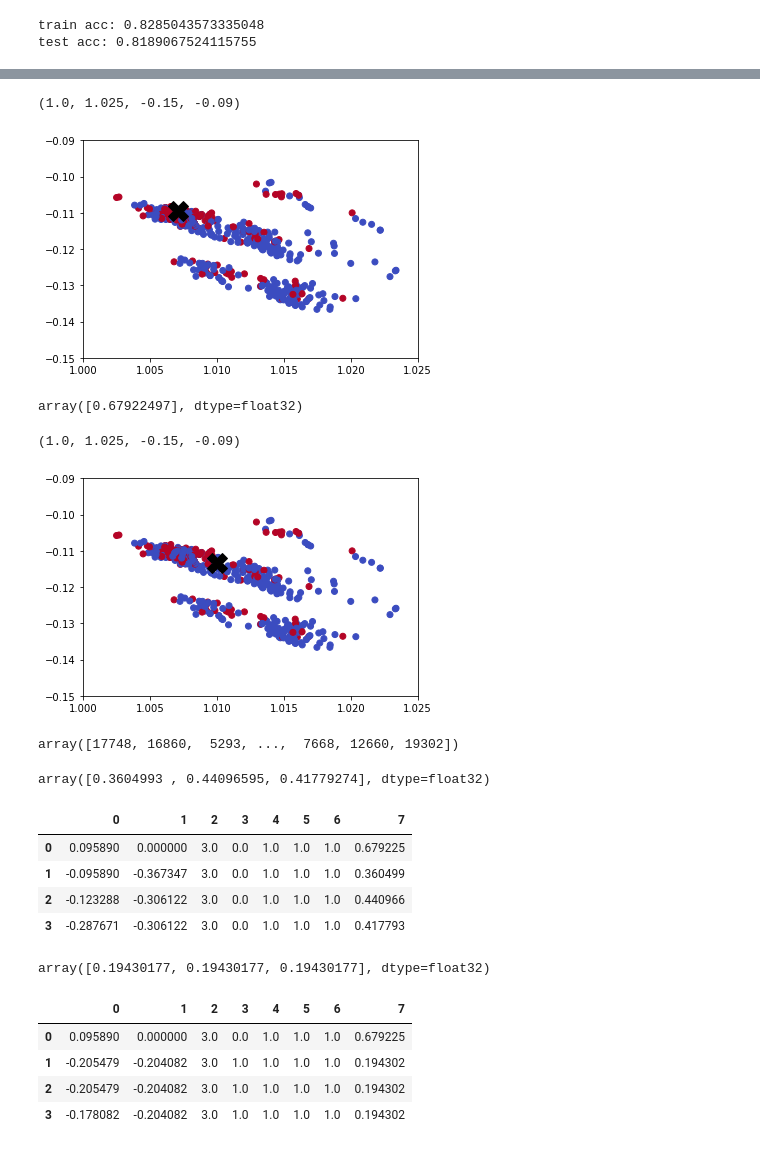
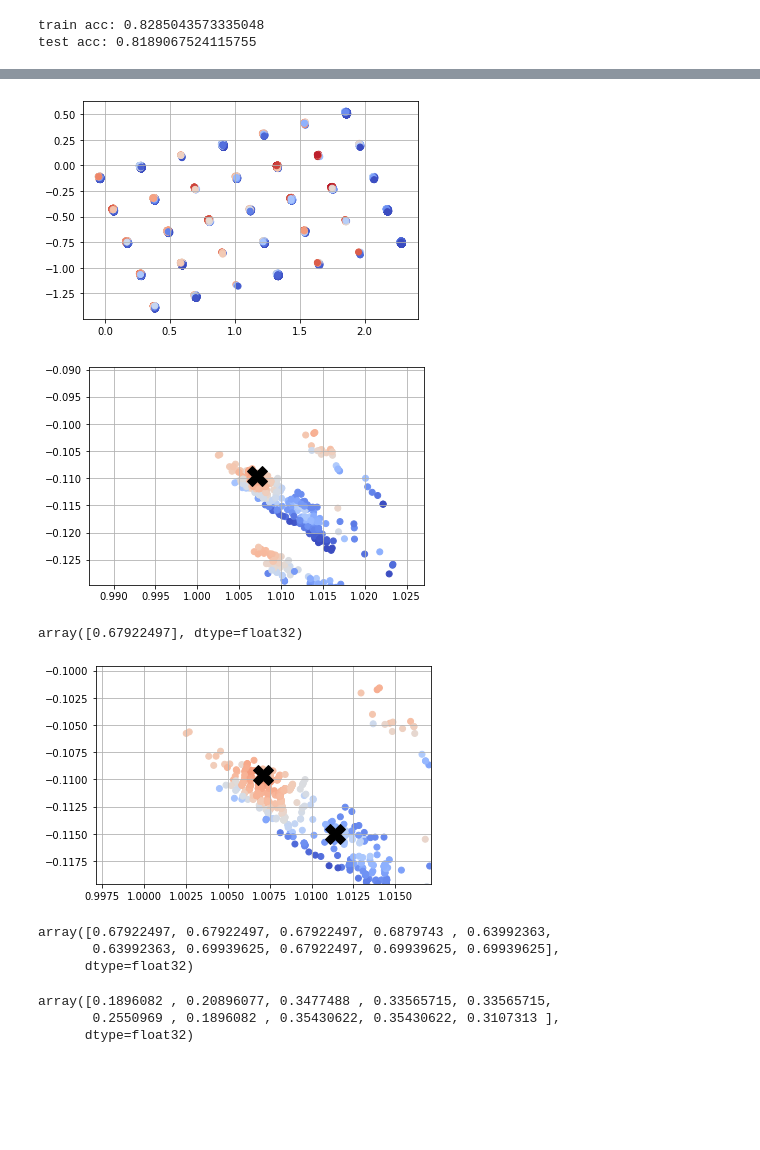
Before and after one commit to francescobodria/posthoc-similaryclass-counterfactuals, a Jupyter notebook: Adult.ipynb, the cells around one changed output, grey strips where cells are left out. Saved outputs shown, nothing was run; the diff lists cells and outputs as text; code cells hidden in the pictures; blank space fills up the shorter version.

```diff
--- a/Adult.ipynb
+++ b/Adult.ipynb
@@ -252,8 +237,21 @@ Epoch: 000 Train Sim Loss 0.00000 Test Sim Loss 0.00000 Early Stopping 0
+# %%
+model.load_state_dict(torch.load(f'./models/adult_{latent_dim}.pt'))
+with torch.no_grad():
+    model.eval()
+    Z_train = model(torch.tensor(X_train).float()).cpu().detach().numpy()
+    Z_test = model(torch.tensor(X_test).float()).cpu().detach().numpy()
+# %%
+plt.scatter(Z_train[:,0],Z_train[:,1],c=y_train_pred,cmap='coolwarm')
+plt.grid()
+# %% [output]
+[figure, added]
 # %%
-plt.scatter(Z_train[:,0],Z_train[:,1],c=y_train,cmap='coolwarm')
-plt.plot(1.007102,-0.10960542,'kX',markersize=20)
-plt.axis([1.0,1.025,-0.15,-0.09])
+idx = 0
+plt.scatter(Z_train[:,0],Z_train[:,1],c=y_train_pred,cmap='coolwarm')
+plt.plot(Z_test[idx,0],Z_test[idx,1],'kX',markersize=20)
+offset = 0.02
+plt.axis([Z_test[idx,0]-offset,Z_test[idx,0]+offset,Z_test[idx,1]-offset,Z_test[idx,1]+offset])
+plt.grid()
 # %% [output]
-(1.0, 1.025, -0.15, -0.09)
-[figure, old version]
+[figure, new version]
 # %%
@@ -266,36 +261,28 @@ z = model(torch.tensor(test).float()).cpu().detach().numpy()
+# %%
+y_contrib = model.fc1.weight.detach().numpy()[:,-1]
 # %%
-plt.scatter(Z_train[:,0],Z_train[:,1],c=y_train,cmap='coolwarm')
-plt.plot(z[0,0],z[0,1],'kX',markersize=20)
-plt.axis([1.0,1.025,-0.15,-0.09])
+plt.scatter(Z_train[:,0], Z_train[:,1], c=y_train_pred, cmap='coolwarm')
+plt.plot(Z_test[idx,0], Z_test[idx,1], 'kX', markersize=20)
+m = -1
+plt.plot(Z_test[idx,0]+m*y_contrib[0], Z_test[idx,1]+m*y_contrib[1], 'kX', markersize=20)
+offset = 0.01
+plt.axis([Z_test[idx,0]-offset,Z_test[idx,0]+offset,Z_test[idx,1]-offset,Z_test[idx,1]+offset])
+plt.grid()
 # %% [output]
-(1.0, 1.025, -0.15, -0.09)
-[figure, old version]
+[figure, new version]
 # %%
 from scipy.spatial.distance import cdist
-np.argsort(cdist(Z_train,z[0:1]).ravel())
+neigh = np.argsort(cdist(Z_train,Z_test[idx:idx+1]).ravel())[:10]
+predict(X_train[neigh,:-1])
 # %% [output]
-array([17748, 16860,  5293, ...,  7668, 12660, 19302])
+array([0.67922497, 0.67922497, 0.67922497, 0.6879743 , 0.63992363,
+       0.63992363, 0.69939625, 0.67922497, 0.69939625, 0.69939625],
+      dtype=float32)
 # %%
-predict(X_train[[17748,16860,5293],:-1])
+from scipy.spatial.distance import cdist
+neigh = np.argsort(cdist(Z_train,Z_test[idx:idx+1]+m*y_contrib).ravel())[:10]
+predict(X_train[neigh,:-1])
 # %% [output]
-array([0.3604993 , 0.44096595, 0.41779274], dtype=float32)
+array([0.1896082 , 0.20896077, 0.3477488 , 0.33565715, 0.33565715,
+       0.2550969 , 0.1896082 , 0.35430622, 0.35430622, 0.3107313 ],
+      dtype=float32)
-# %%
-pd.DataFrame(np.vstack((X_test[0,:],X_train[[17748,16860,5293]])))
-# %% [output]
-|  | 0 | 1 | 2 | 3 | 4 | 5 | 6 | 7 |
-| 0 | 0.095890 | 0.000000 | 3.0 | 0.0 | 1.0 | 1.0 | 1.0 | 0.679225 |
-| 1 | -0.095890 | -0.367347 | 3.0 | 0.0 | 1.0 | 1.0 | 1.0 | 0.360499 |
-| 2 | -0.123288 | -0.306122 | 3.0 | 0.0 | 1.0 | 1.0 | 1.0 | 0.440966 |
-| 3 | -0.287671 | -0.306122 | 3.0 | 0.0 | 1.0 | 1.0 | 1.0 | 0.417793 |
-# %%
-predict(X_train[[15009,24925,8215],:-1])
-# %% [output]
-array([0.19430177, 0.19430177, 0.19430177], dtype=float32)
-# %%
-pd.DataFrame(np.vstack((X_test[0,:],X_train[[15009,24925,8215]])))
-# %% [output]
-|  | 0 | 1 | 2 | 3 | 4 | 5 | 6 | 7 |
-| 0 | 0.095890 | 0.000000 | 3.0 | 0.0 | 1.0 | 1.0 | 1.0 | 0.679225 |
-| 1 | -0.205479 | -0.204082 | 3.0 | 1.0 | 1.0 | 1.0 | 1.0 | 0.194302 |
-| 2 | -0.205479 | -0.204082 | 3.0 | 1.0 | 1.0 | 1.0 | 1.0 | 0.194302 |
-| 3 | -0.178082 | -0.204082 | 3.0 | 1.0 | 1.0 | 1.0 | 1.0 | 0.194302 |
```
Also changed, not shown: parts of 23 cells of this notebook, 4 other files.
